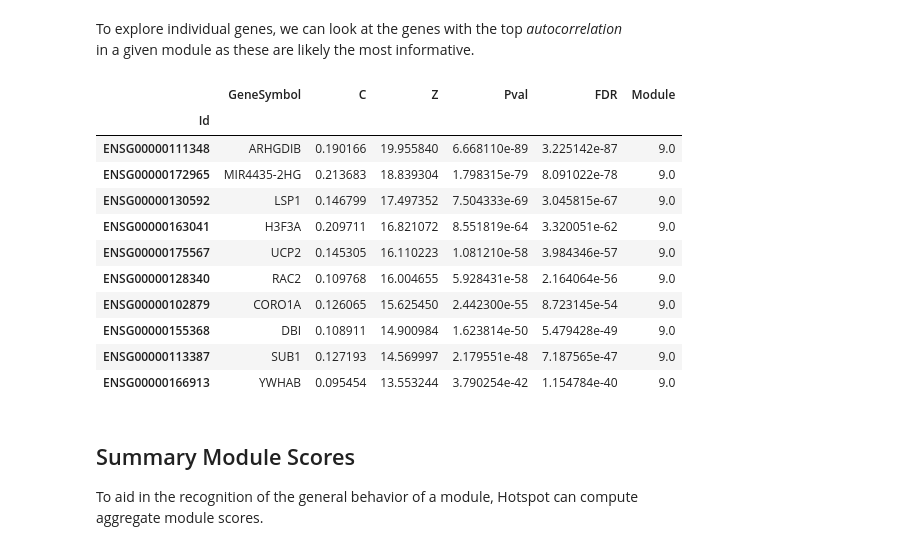
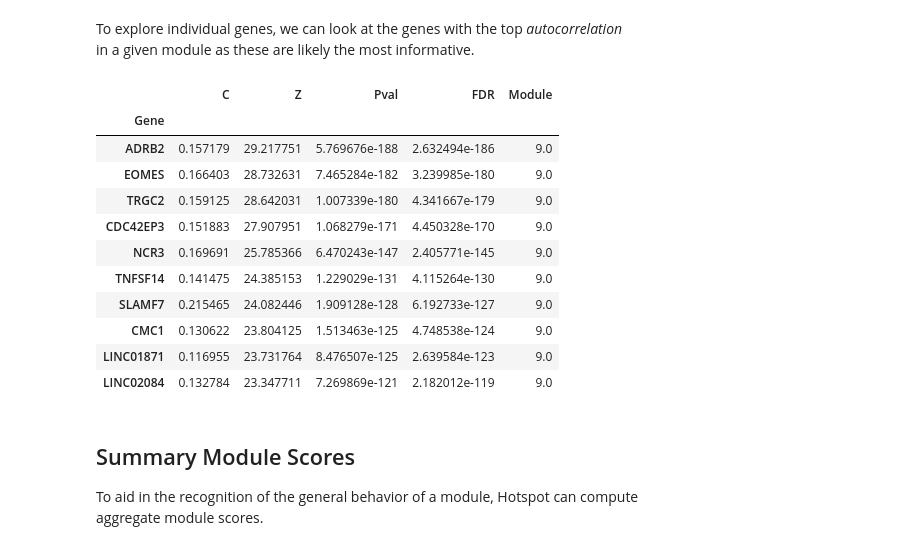
Before and after one commit to YosefLab/Hotspot, a Jupyter notebook: docs/source/CD4_Tutorial.ipynb, the cells around one changed output. Drawn from its saved outputs; the diff is of its cells as text; code cells hidden in the pictures.

```diff
--- a/docs/source/CD4_Tutorial.ipynb
+++ b/docs/source/CD4_Tutorial.ipynb
@@ -157,0 +110,5 @@ print(counts.shape)
+# %%
+from muon import prot as pt
+pt.pp.clr(mdata['prot'])
+
+prot_data = mdata.mod["prot"]
@@ -157,0 +122,14 @@ print(counts.shape)
+# %%
+# now create a CD4 T cell mask
+is_cd4 = np.asarray(
+    (prot_data[:, 'CD14_TotalSeqB'].X.A < 2) &
+    (prot_data[:, 'CD4_TotalSeqB'].X.A > 1) &
+    (prot_data[:, 'CD3_TotalSeqB'].X.A > 1)
+).ravel()
+
+adata_cd4 = adata[is_cd4]
+sc.pp.filter_cells(adata_cd4, min_genes=1000)
+sc.pp.filter_genes(adata_cd4, min_cells=10)
+adata_cd4 = adata_cd4[adata_cd4.obs.pct_counts_mt < 16].copy()
+
+adata_cd4
@@ -191,0 +146,7 @@ pca_data.head()
+# %%
+adata_cd4.layers["counts"] = adata_cd4.X.copy()
+sc.pp.normalize_total(adata_cd4)
+sc.pp.log1p(adata_cd4)
+adata_cd4.layers["log_normalized"] = adata_cd4.X.copy()
+sc.pp.scale(adata_cd4)
+sc.tl.pca(adata_cd4)
@@ -211,6 +177,11 @@ The two options that are specificied are `n_neighbors` which determines the size
 Here we set `weighted_graph=False` to just use binary, 0-1 weights (only binary weights are supported when using a lineage tree) and `n_neighbors=30` to create a local neighborhood size of the nearest 30 cells.  Larger neighborhood sizes can result in more robust detection of correlations and autocorrelations at a cost of missing more fine-grained, smaller-scale patterns.
 # %%
 # Create the Hotspot object and the neighborhood graph
+import pandas as pd
+
+counts = adata_cd4.to_df("counts").transpose()
+pca_data = pd.DataFrame(adata_cd4.obsm["X_pca"], index=adata_cd4.obs_names)
+umi_counts = adata_cd4.obs.total_counts
 
 hs = hotspot.Hotspot(counts, model='danb', latent=pca_data, umi_counts=umi_counts)
 
@@ -316,25 +288,25 @@ in a given module as these are likely the most informative.
 # %%
 # Show the top genes for a module
 
 module = 9
 
 results = hs.results.join(hs.modules)
 results = results.loc[results.Module == module]
 
-genes.join(results).sort_values('Z', ascending=False).head(10)
+results.sort_values('Z', ascending=False).head(10)
 # %% [output]
-|  | GeneSymbol | C | Z | Pval | FDR | Module |
-| Id |  |  |  |  |  |  |
-| ENSG00000111348 | ARHGDIB | 0.190166 | 19.955840 | 6.668110e-89 | 3.225142e-87 | 9.0 |
-| ENSG00000172965 | MIR4435-2HG | 0.213683 | 18.839304 | 1.798315e-79 | 8.091022e-78 | 9.0 |
-| ENSG00000130592 | LSP1 | 0.146799 | 17.497352 | 7.504333e-69 | 3.045815e-67 | 9.0 |
-| ENSG00000163041 | H3F3A | 0.209711 | 16.821072 | 8.551819e-64 | 3.320051e-62 | 9.0 |
-| ENSG00000175567 | UCP2 | 0.145305 | 16.110223 | 1.081210e-58 | 3.984346e-57 | 9.0 |
-| ENSG00000128340 | RAC2 | 0.109768 | 16.004655 | 5.928431e-58 | 2.164064e-56 | 9.0 |
-| ENSG00000102879 | CORO1A | 0.126065 | 15.625450 | 2.442300e-55 | 8.723145e-54 | 9.0 |
-| ENSG00000155368 | DBI | 0.108911 | 14.900984 | 1.623814e-50 | 5.479428e-49 | 9.0 |
-| ENSG00000113387 | SUB1 | 0.127193 | 14.569997 | 2.179551e-48 | 7.187565e-47 | 9.0 |
-| ENSG00000166913 | YWHAB | 0.095454 | 13.553244 | 3.790254e-42 | 1.154784e-40 | 9.0 |
+|  | C | Z | Pval | FDR | Module |
+| Gene |  |  |  |  |  |
+| ADRB2 | 0.157179 | 29.217751 | 5.769676e-188 | 2.632494e-186 | 9.0 |
+| EOMES | 0.166403 | 28.732631 | 7.465284e-182 | 3.239985e-180 | 9.0 |
+| TRGC2 | 0.159125 | 28.642031 | 1.007339e-180 | 4.341667e-179 | 9.0 |
+| CDC42EP3 | 0.151883 | 27.907951 | 1.068279e-171 | 4.450328e-170 | 9.0 |
+| NCR3 | 0.169691 | 25.785366 | 6.470243e-147 | 2.405771e-145 | 9.0 |
+| TNFSF14 | 0.141475 | 24.385153 | 1.229029e-131 | 4.115264e-130 | 9.0 |
+| SLAMF7 | 0.215465 | 24.082446 | 1.909128e-128 | 6.192733e-127 | 9.0 |
+| CMC1 | 0.130622 | 23.804125 | 1.513463e-125 | 4.748538e-124 | 9.0 |
+| LINC01871 | 0.116955 | 23.731764 | 8.476507e-125 | 2.639584e-123 | 9.0 |
+| LINC02084 | 0.132784 | 23.347711 | 7.269869e-121 | 2.182012e-119 | 9.0 |
 # %% [markdown]
 ## Summary Module Scores
 
```
Also changed, not shown: parts of 26 cells of this notebook.
